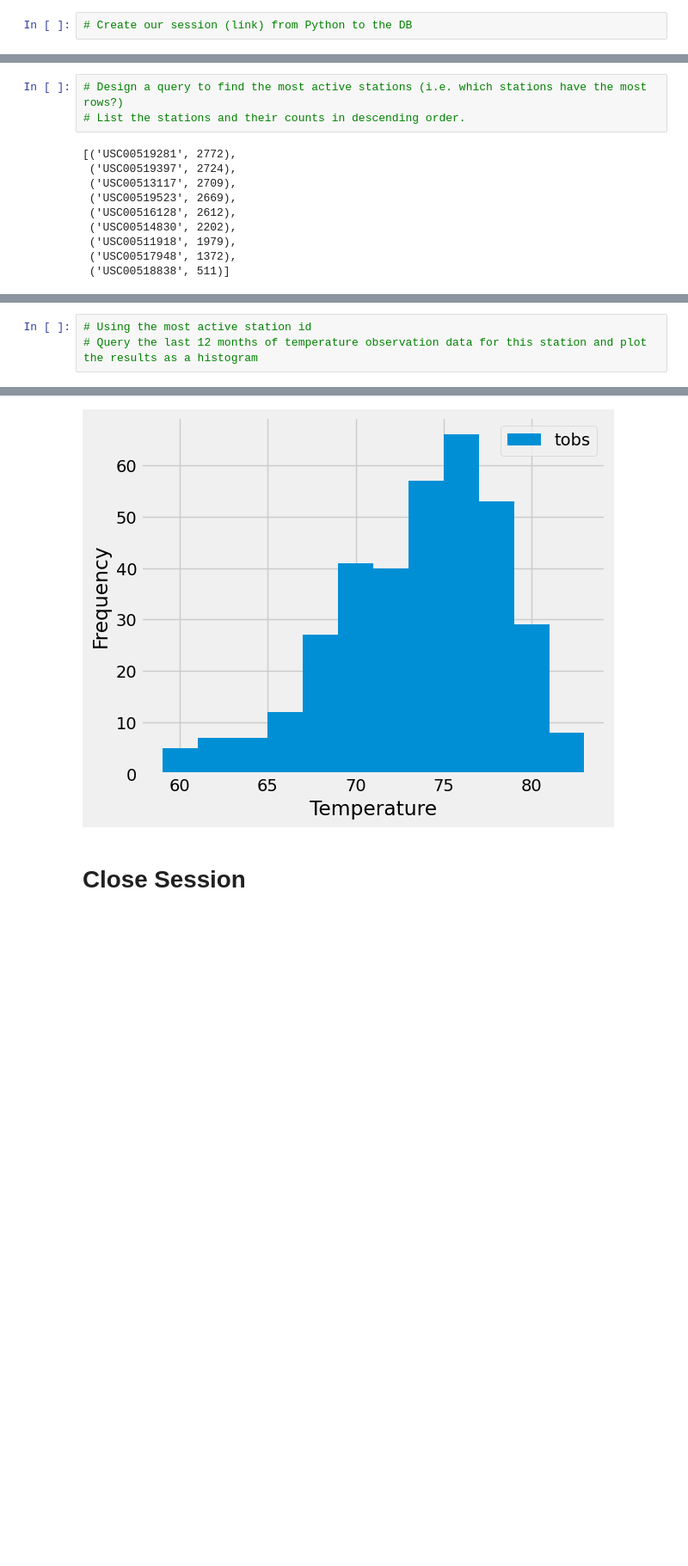
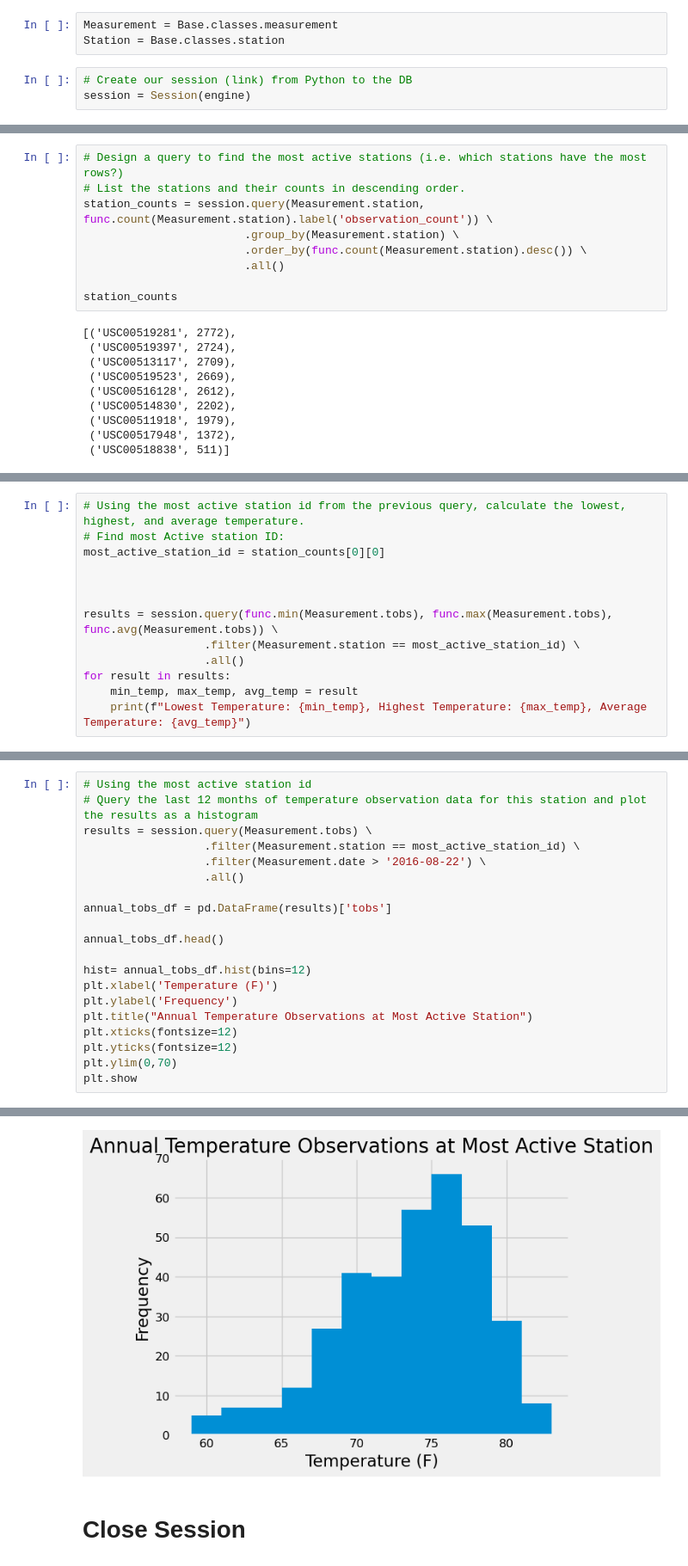
Before and after one commit to smwhite24/sqlalchemy-challenge, a Jupyter notebook: SurfsUp/climate_starter.ipynb, the cells around one changed output, grey strips where cells are left out. Shown: that part at 86% size. Cells and saved outputs as stored; diff of their text form; blank space fills up the shorter version.

```diff
--- a/SurfsUp/climate_starter.ipynb
+++ b/SurfsUp/climate_starter.ipynb
@@ -31,4 +32,8 @@ engine = create_engine("sqlite:///Resources/hawaii.sqlite")
+# %%
+Measurement = Base.classes.measurement
+Station = Base.classes.station
 # %%
 # Create our session (link) from Python to the DB
+session = Session(engine)
 # %% [markdown]
 # Exploratory Precipitation Analysis
@@ -77,6 +137,12 @@ Text(0, 0.5, 'Inches')
 # %%
 # Design a query to find the most active stations (i.e. which stations have the most rows?)
 # List the stations and their counts in descending order.
+station_counts = session.query(Measurement.station, func.count(Measurement.station).label('observation_count')) \
+                        .group_by(Measurement.station) \
+                        .order_by(func.count(Measurement.station).desc()) \
+                        .all()
+
+station_counts
 # %% [output]
 [('USC00519281', 2772),
  ('USC00519397', 2724),
@@ -93,0 +156,13 @@ Text(0, 0.5, 'Inches')
+# %%
+# Using the most active station id from the previous query, calculate the lowest, highest, and average temperature.
+# Find most Active station ID:
+most_active_station_id = station_counts[0][0]
+
+
+
+results = session.query(func.min(Measurement.tobs), func.max(Measurement.tobs), func.avg(Measurement.tobs)) \
+                  .filter(Measurement.station == most_active_station_id) \
+                  .all()
+for result in results:
+    min_temp, max_temp, avg_temp = result
+    print(f"Lowest Temperature: {min_temp}, Highest Temperature: {max_temp}, Average Temperature: {avg_temp}")
@@ -94,4 +171,21 @@ Text(0, 0.5, 'Inches')
 # %%
 # Using the most active station id
 # Query the last 12 months of temperature observation data for this station and plot the results as a histogram
+results = session.query(Measurement.tobs) \
+                  .filter(Measurement.station == most_active_station_id) \
+                  .filter(Measurement.date > '2016-08-22') \
+                  .all()
+
+annual_tobs_df = pd.DataFrame(results)['tobs']
+
+annual_tobs_df.head()
+
+hist= annual_tobs_df.hist(bins=12)
+plt.xlabel('Temperature (F)')
+plt.ylabel('Frequency')
+plt.title("Annual Temperature Observations at Most Active Station")
+plt.xticks(fontsize=12)
+plt.yticks(fontsize=12)
+plt.ylim(0,70)
+plt.show
 # %% [output]
@@ -99,4 +193,4 @@ Text(0.5, 4.183333333333314, 'Temperature')
-[figure, old version]
+[figure, new version]
 # %% [markdown]
 # Close Session
 # %%
```
Also changed, not shown: parts of 14 cells of this notebook, 1 other file.
